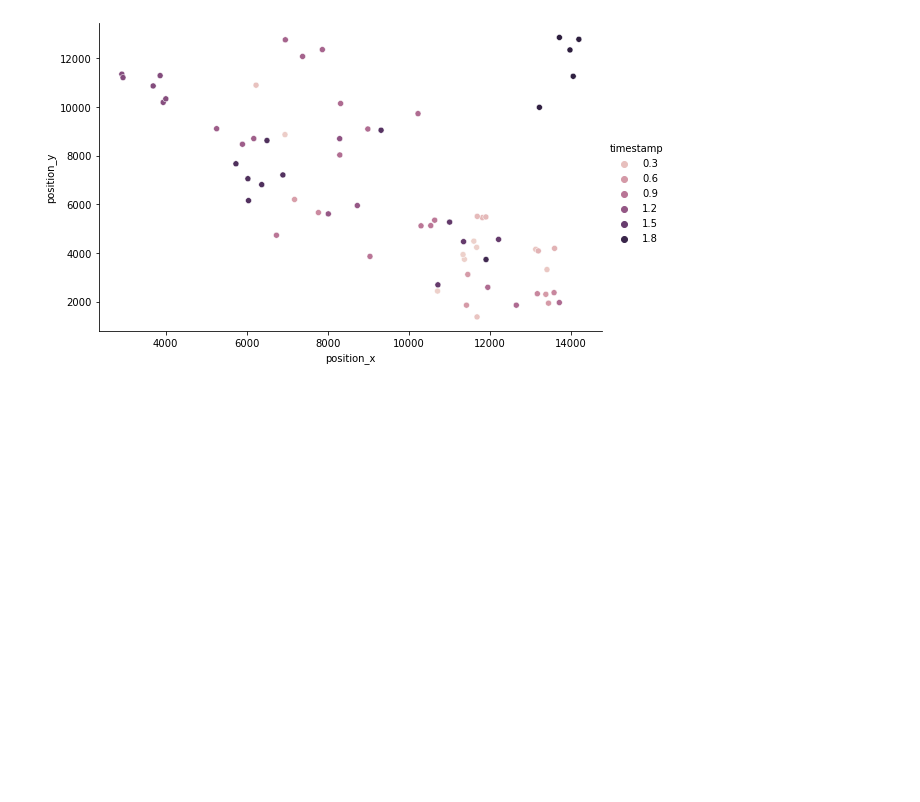
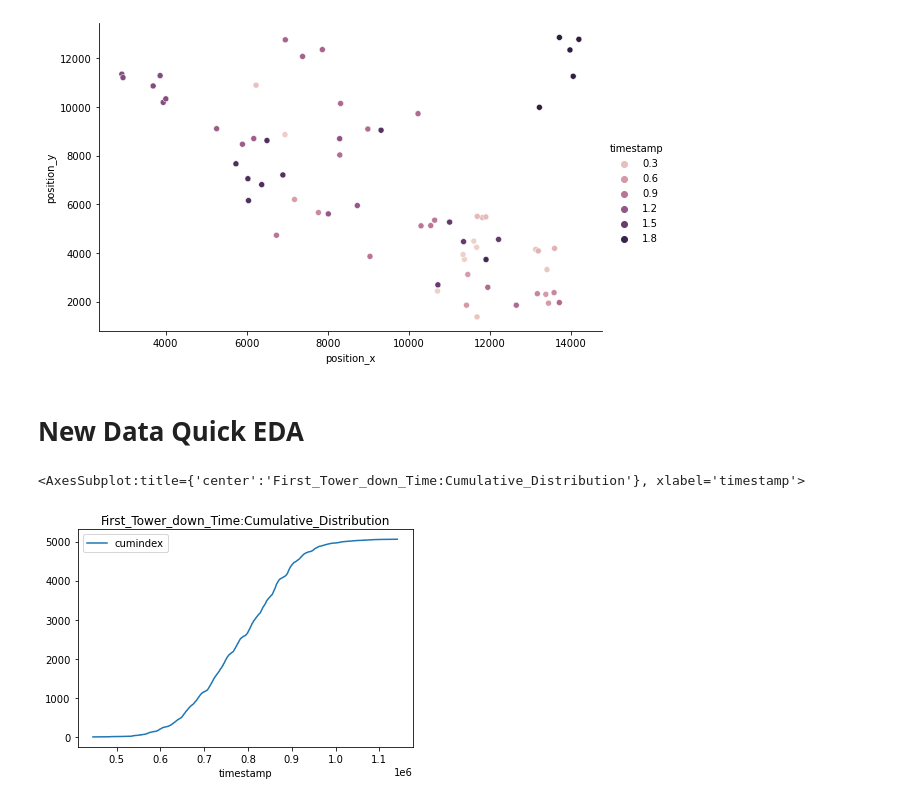
Before and after one commit to kdai11830/LoL-PlaybyPlay-Win-Prediction, a Jupyter notebook: SimpleTSEDA.ipynb, the cells around one changed output. Drawn from its saved outputs; the diff is of its cells as text; code cells hidden in the pictures; blank space fills up the shorter version.

```diff
--- a/SimpleTSEDA.ipynb
+++ b/SimpleTSEDA.ipynb
@@ -92,3 +161,17 @@ plt.show()
 ## OK ... Early kill at bot, then ahve some jg fights....
 # %% [output]
 [figure]
+# %% [markdown]
+# New Data Quick EDA
+# %%
+TestData = pd.read_pickle('F:////League of legends Game Prediction//LoL-PlaybyPlay-Win-Prediction//JWdata//building_kill.pkl')
+# %%
+## Check First turrent timestamps..
+First_Tower = TestData.sort_values('timestamp').groupby('matchId').first().sort_values('timestamp')
+First_Tower['index'] =1
+First_Tower['cumindex'] = First_Tower['index'].cumsum()
+First_Tower.plot(x ='timestamp',y='cumindex',title = 'First_Tower_down_Time:Cumulative_Distribution')
+## Distribution.
+# %% [output]
+<AxesSubplot:title={'center':'First_Tower_down_Time:Cumulative_Distribution'}, xlabel='timestamp'>
+[figure, added]
```
Also changed, not shown: parts of 24 cells of this notebook.
